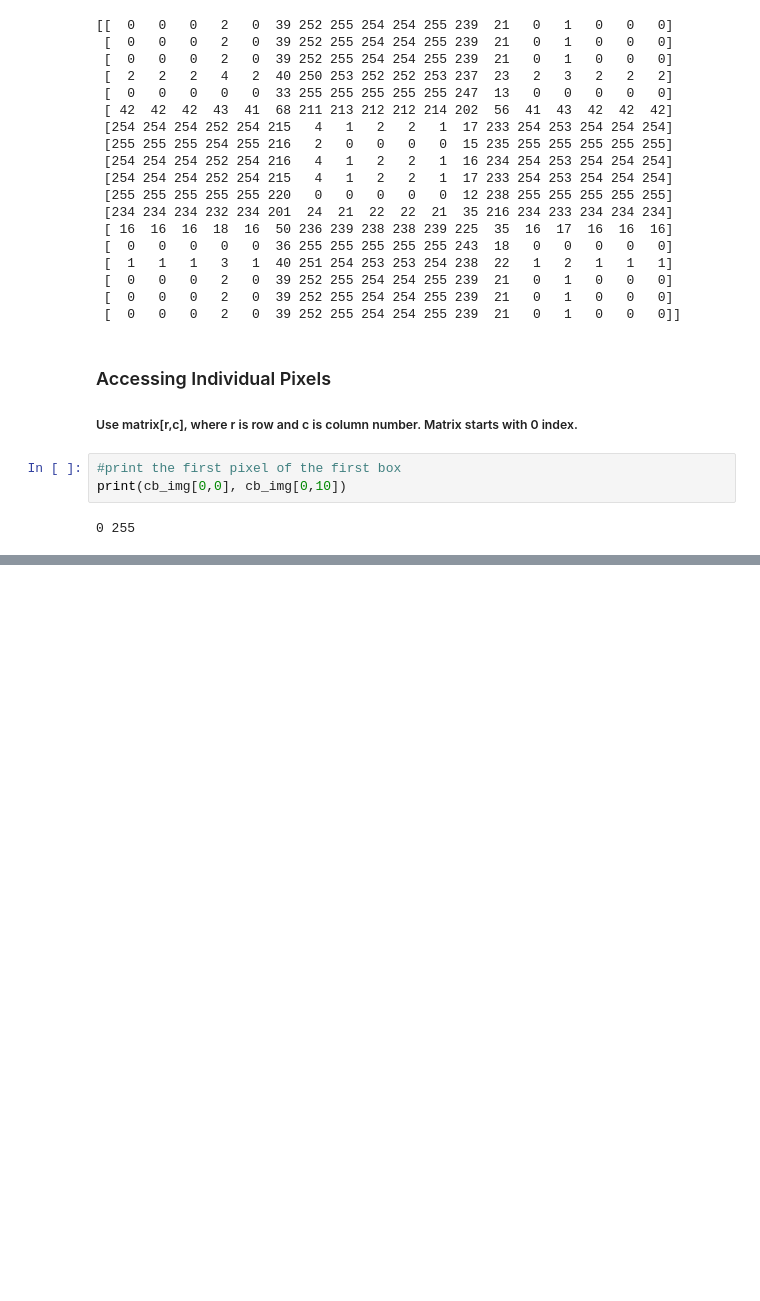
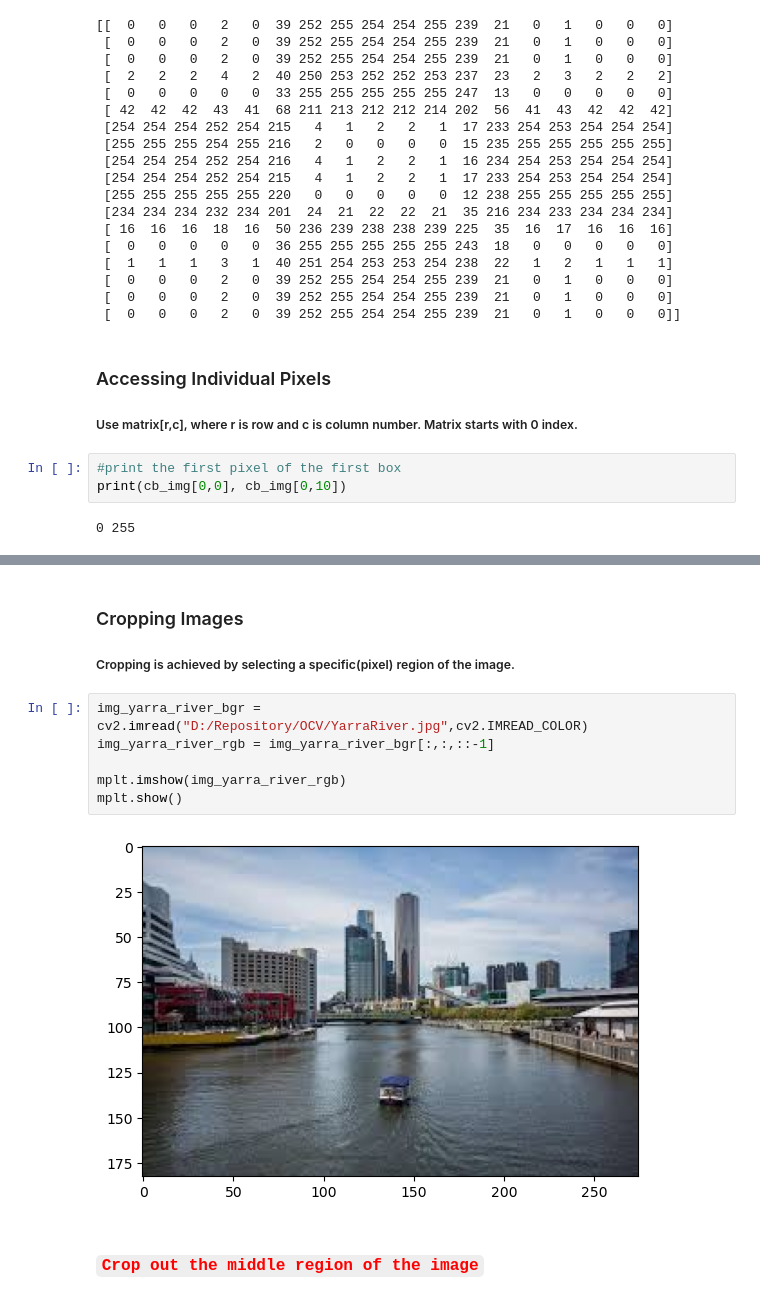
Before and after one commit to samRddhimat/OCV, a Jupyter notebook: ImageManipulation.ipynb, the cells around one changed output, grey strips where cells are left out. Saved outputs shown, nothing was run; the diff lists cells and outputs as text; blank space fills up the shorter version.

Commit message:
cropping and resizing

```diff
--- a/ImageManipulation.ipynb
+++ b/ImageManipulation.ipynb
@@ -50,0 +87,14 @@ print(cb_img[0,0], cb_img[0,10])
+# %% [markdown]
+### Cropping Images
+
+##### Cropping is achieved by selecting a specific(pixel) region of the image.
+# %%
+img_yarra_river_bgr = cv2.imread("D:/Repository/OCV/YarraRiver.jpg",cv2.IMREAD_COLOR)
+img_yarra_river_rgb = img_yarra_river_bgr[:,:,::-1]
+
+mplt.imshow(img_yarra_river_rgb)
+mplt.show()
+# %% [output]
+[figure, added]
+# %% [markdown]
+### <code style="color:red;">Crop out the middle region of the image</code>
```
Also changed, not shown: parts of 8 cells of this notebook, 1 other file.
